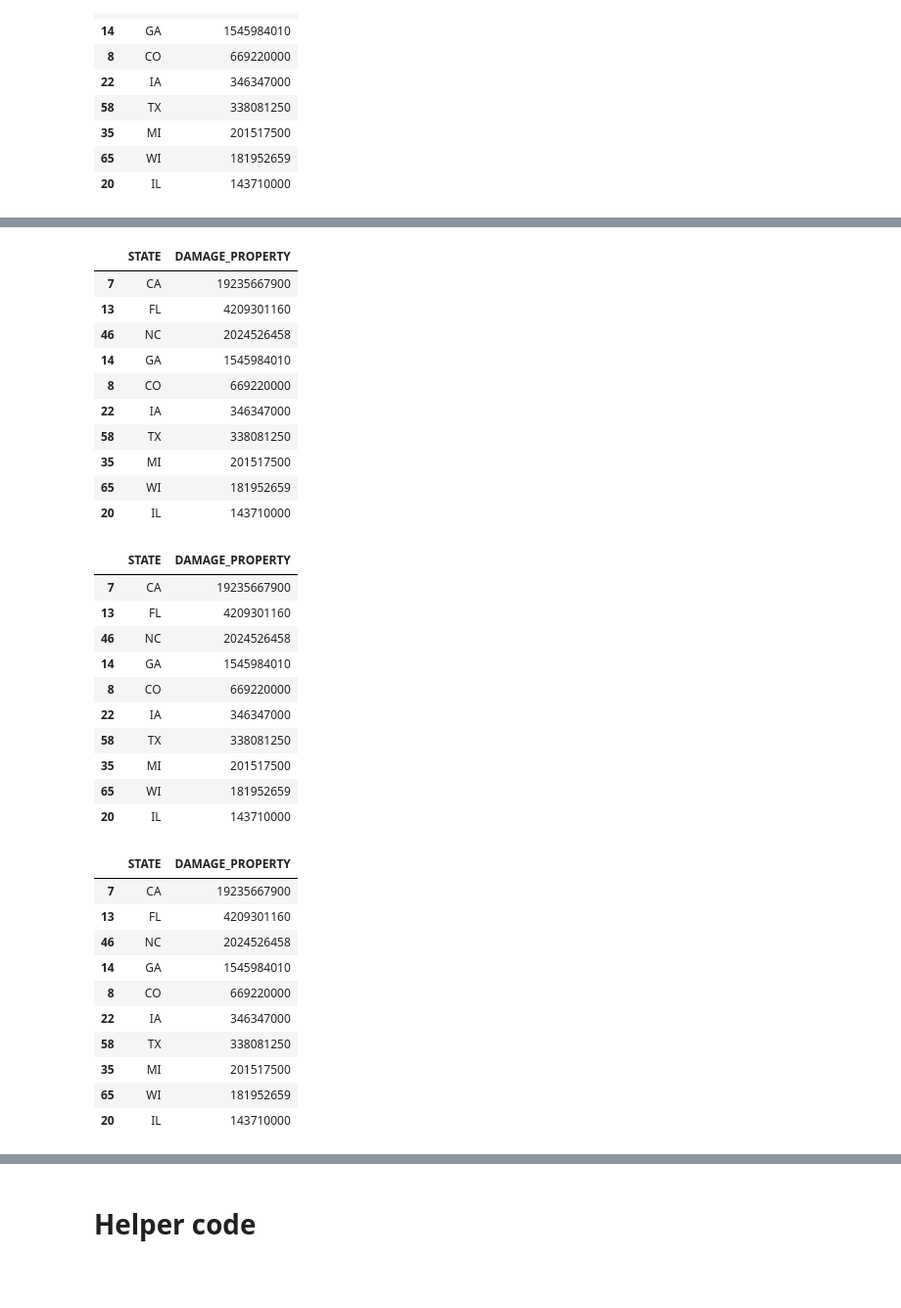
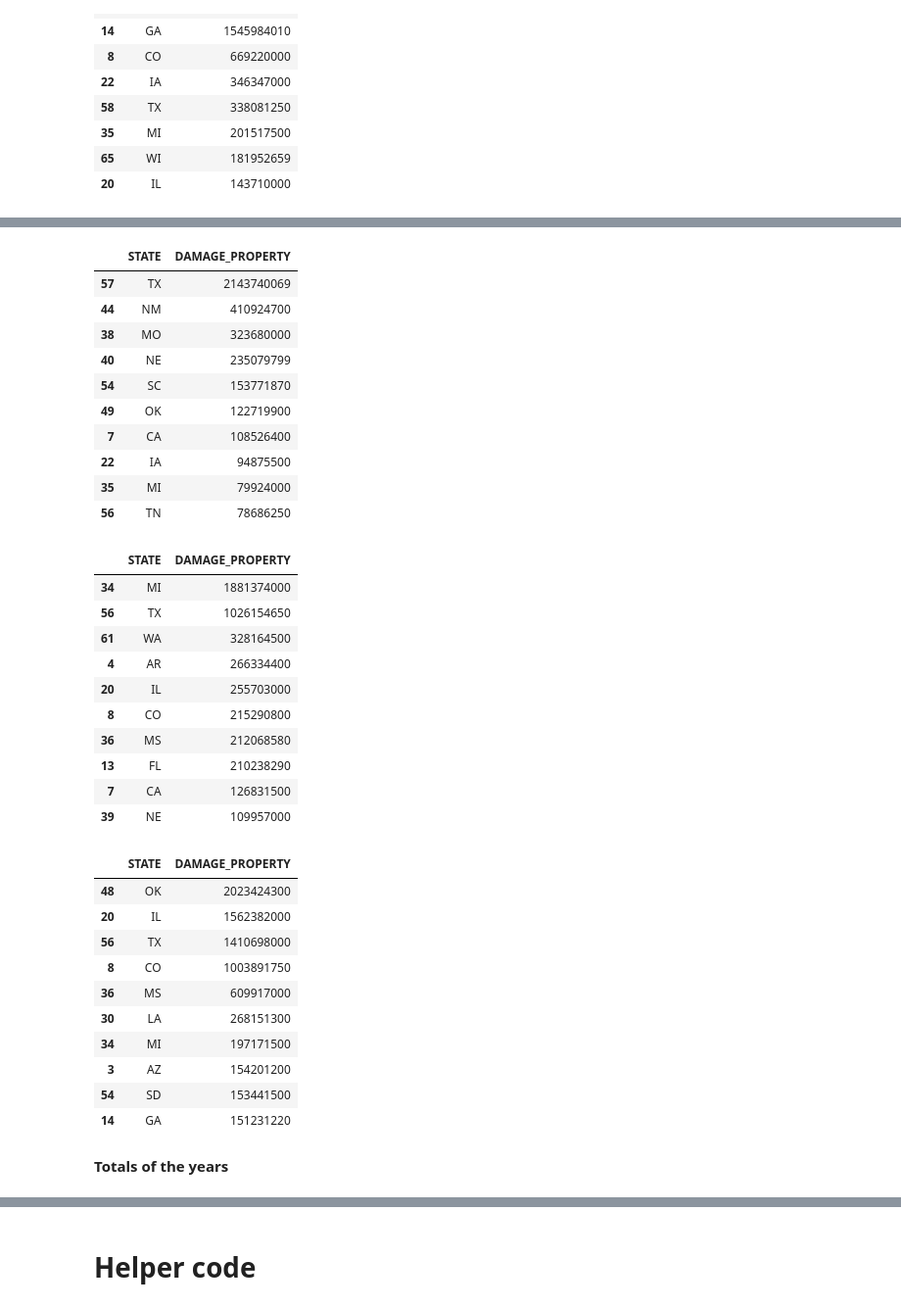
Before and after one commit to lmstephens/Build-Week1, a Jupyter notebook: 2013_2019weather.ipynb, the cells around one changed output, grey strips where cells are left out. Shown at 98% size. Drawn from its saved outputs; the diff is of its cells as text; code cells hidden in the pictures; blank space fills up the shorter version.

```diff
--- a/2013_2019weather.ipynb
+++ b/2013_2019weather.ipynb
@@ -1257,45 +1257,47 @@ sort2016.head(10)
 # %%
-sort2015= df2018.sort_values(by='DAMAGE_PROPERTY', ascending=False)
+sort2015= df2015.sort_values(by='DAMAGE_PROPERTY', ascending=False)
 sort2015.head(10)
 # %% [output]
 |  | STATE | DAMAGE_PROPERTY |
-| 7 | CA | 19235667900 |
-| 13 | FL | 4209301160 |
-| 46 | NC | 2024526458 |
-| 14 | GA | 1545984010 |
-| 8 | CO | 669220000 |
-| 22 | IA | 346347000 |
-| 58 | TX | 338081250 |
-| 35 | MI | 201517500 |
-| 65 | WI | 181952659 |
-| 20 | IL | 143710000 |
+| 57 | TX | 2143740069 |
+| 44 | NM | 410924700 |
+| 38 | MO | 323680000 |
+| 40 | NE | 235079799 |
+| 54 | SC | 153771870 |
+| 49 | OK | 122719900 |
+| 7 | CA | 108526400 |
+| 22 | IA | 94875500 |
+| 35 | MI | 79924000 |
+| 56 | TN | 78686250 |
 # %%
-sort2014= df2018.sort_values(by='DAMAGE_PROPERTY', ascending=False)
+sort2014= df2014.sort_values(by='DAMAGE_PROPERTY', ascending=False)
 sort2014.head(10)
 # %% [output]
 |  | STATE | DAMAGE_PROPERTY |
-| 7 | CA | 19235667900 |
-| 13 | FL | 4209301160 |
-| 46 | NC | 2024526458 |
-| 14 | GA | 1545984010 |
-| 8 | CO | 669220000 |
-| 22 | IA | 346347000 |
-| 58 | TX | 338081250 |
-| 35 | MI | 201517500 |
-| 65 | WI | 181952659 |
-| 20 | IL | 143710000 |
+| 34 | MI | 1881374000 |
+| 56 | TX | 1026154650 |
+| 61 | WA | 328164500 |
+| 4 | AR | 266334400 |
+| 20 | IL | 255703000 |
+| 8 | CO | 215290800 |
+| 36 | MS | 212068580 |
+| 13 | FL | 210238290 |
+| 7 | CA | 126831500 |
+| 39 | NE | 109957000 |
 # %%
-sort2013= df2018.sort_values(by='DAMAGE_PROPERTY', ascending=False)
+sort2013= df2013.sort_values(by='DAMAGE_PROPERTY', ascending=False)
 sort2013.head(10)
 # %% [output]
 |  | STATE | DAMAGE_PROPERTY |
-| 7 | CA | 19235667900 |
-| 13 | FL | 4209301160 |
-| 46 | NC | 2024526458 |
-| 14 | GA | 1545984010 |
-| 8 | CO | 669220000 |
-| 22 | IA | 346347000 |
-| 58 | TX | 338081250 |
-| 35 | MI | 201517500 |
-| 65 | WI | 181952659 |
-| 20 | IL | 143710000 |
+| 48 | OK | 2023424300 |
+| 20 | IL | 1562382000 |
+| 56 | TX | 1410698000 |
+| 8 | CO | 1003891750 |
+| 36 | MS | 609917000 |
+| 30 | LA | 268151300 |
+| 34 | MI | 197171500 |
+| 3 | AZ | 154201200 |
+| 54 | SD | 153441500 |
+| 14 | GA | 151231220 |
+# %% [markdown]
+**Totals of the years**
```
Also changed, not shown: parts of 10 cells of this notebook.
